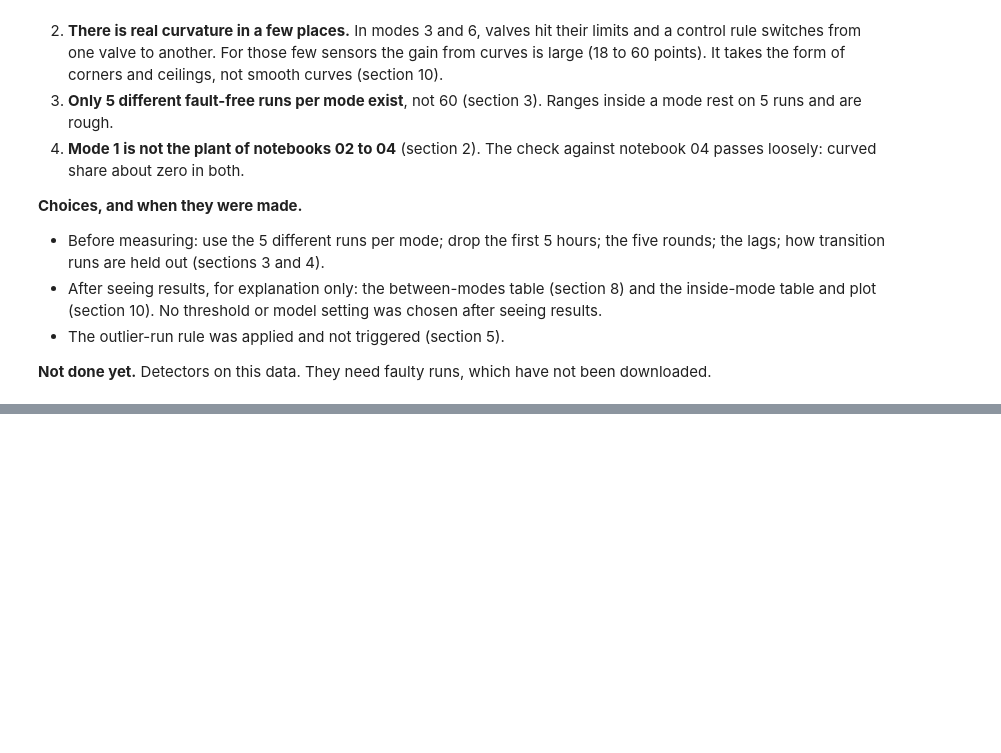
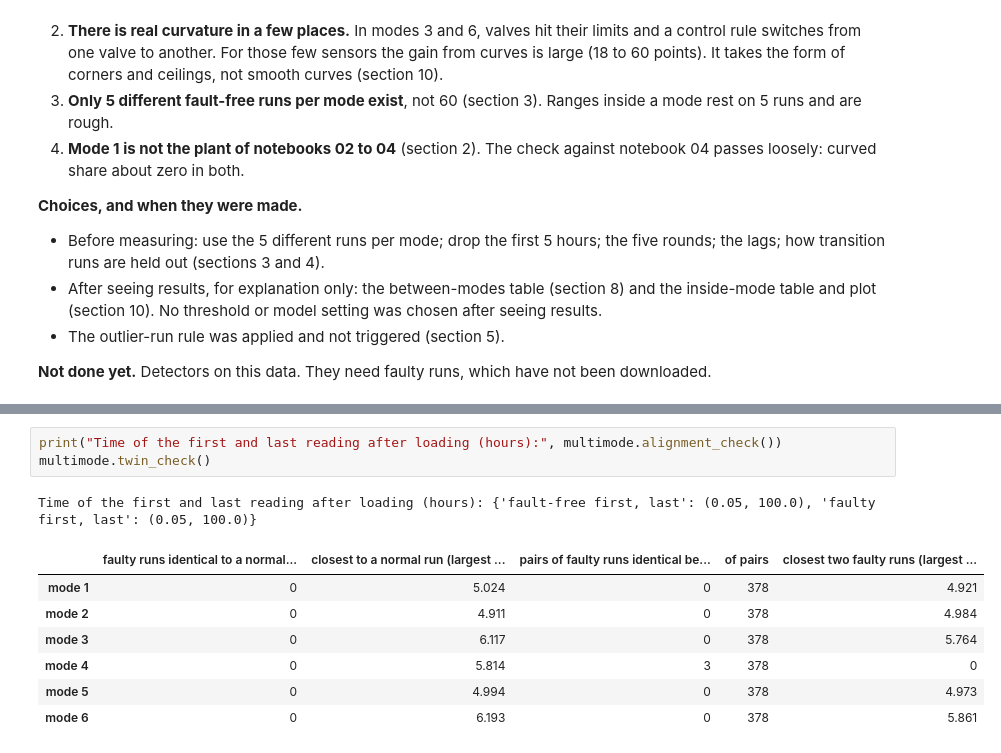
Before and after one commit to NeerajGit16/deep-learning-in-anomaly-detection, a Jupyter notebook: anomaly_lab/06_multimode_tep.ipynb, the cells around one changed output, grey strips where cells are left out. Saved outputs shown, nothing was run; the diff lists cells and outputs as text; blank space fills up the shorter version.

```diff
--- a/anomaly_lab/06_multimode_tep.ipynb
+++ b/anomaly_lab/06_multimode_tep.ipynb
@@ -331,0 +355,12 @@ So where curvature does appear in this plant, it is in modes 3 and 6, where the
+# %%
+print("Time of the first and last reading after loading (hours):", multimode.alignment_check())
+multimode.twin_check()
+# %% [output]
+Time of the first and last reading after loading (hours): {'fault-free first, last': (0.05, 100.0), 'faulty first, last': (0.05, 100.0)}
+|  | faulty runs identical to a normal... | closest to a normal run (largest ... | pairs of faulty runs identical be... | of pairs | closest two faulty runs (largest ... |
+| mode 1 | 0 | 5.024 | 0 | 378 | 4.921 |
+| mode 2 | 0 | 4.911 | 0 | 378 | 4.984 |
+| mode 3 | 0 | 6.117 | 0 | 378 | 5.764 |
+| mode 4 | 0 | 5.814 | 3 | 378 | 0 |
+| mode 5 | 0 | 4.994 | 0 | 378 | 4.973 |
+| mode 6 | 0 | 6.193 | 0 | 378 | 5.861 |
```
Also changed, not shown: parts of 4 cells of this notebook, 3 other files.
